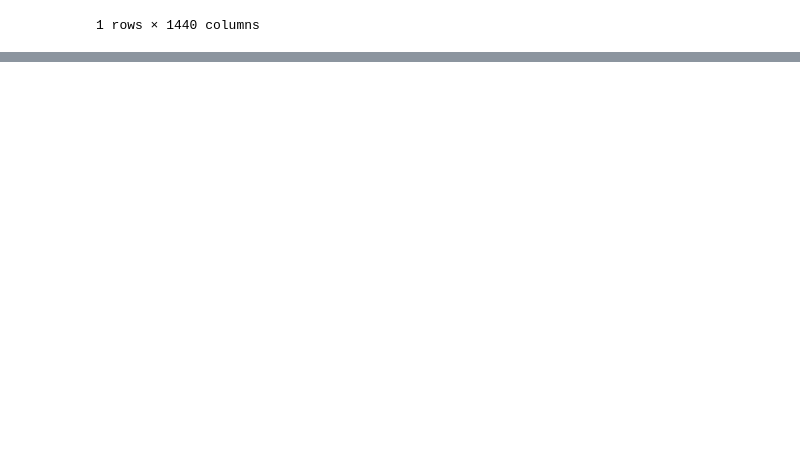
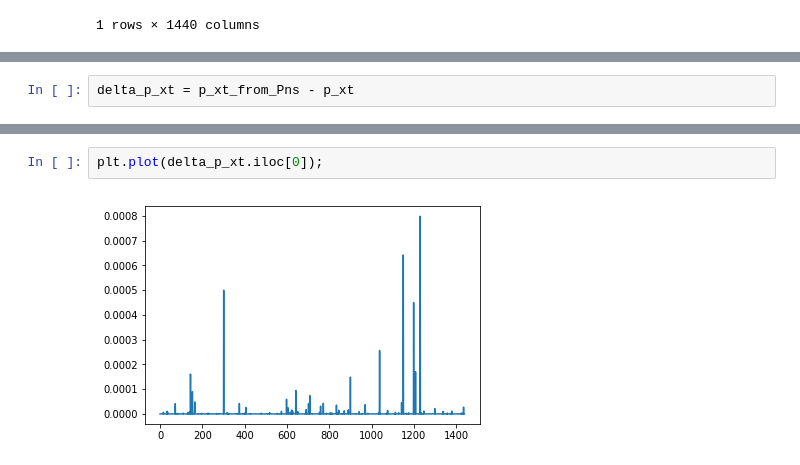
Before and after one commit to dneise/crosstalk_study, a Jupyter notebook: poisson_correction.ipynb, the cells around one changed output, grey strips where cells are left out. Cells and saved outputs as stored; diff of their text form; blank space fills up the shorter version.

```diff
--- a/poisson_correction.ipynb
+++ b/poisson_correction.ipynb
@@ -71,0 +67,2 @@ Pn[1:].sum(axis=0) - p_xt
+# %%
+delta_p_xt = p_xt_from_Pns - p_xt
@@ -72 +87,5 @@ Pn[1:].sum(axis=0) - p_xt
+# %%
+plt.plot(delta_p_xt.iloc[0]);
+# %% [output]
+[figure, added]
 # %%
```
Also changed, not shown: parts of 6 cells of this notebook.
